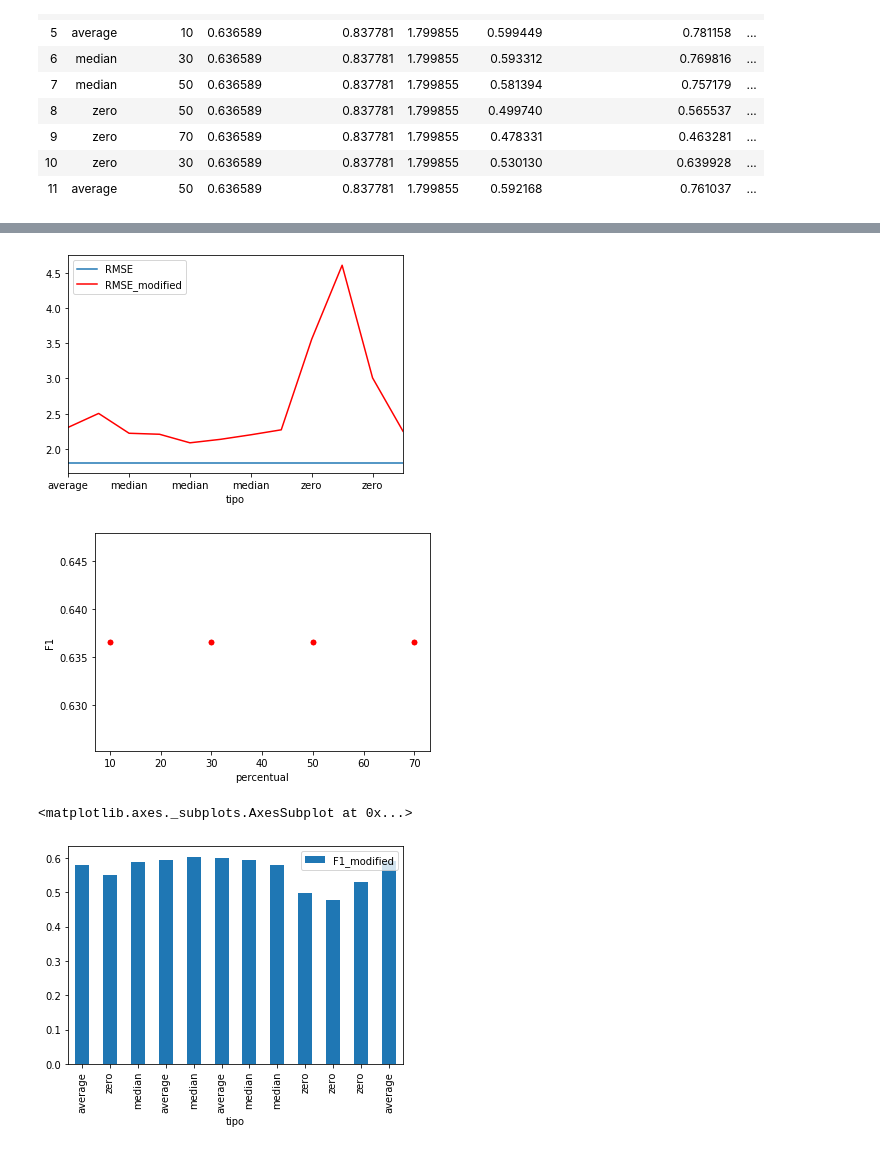
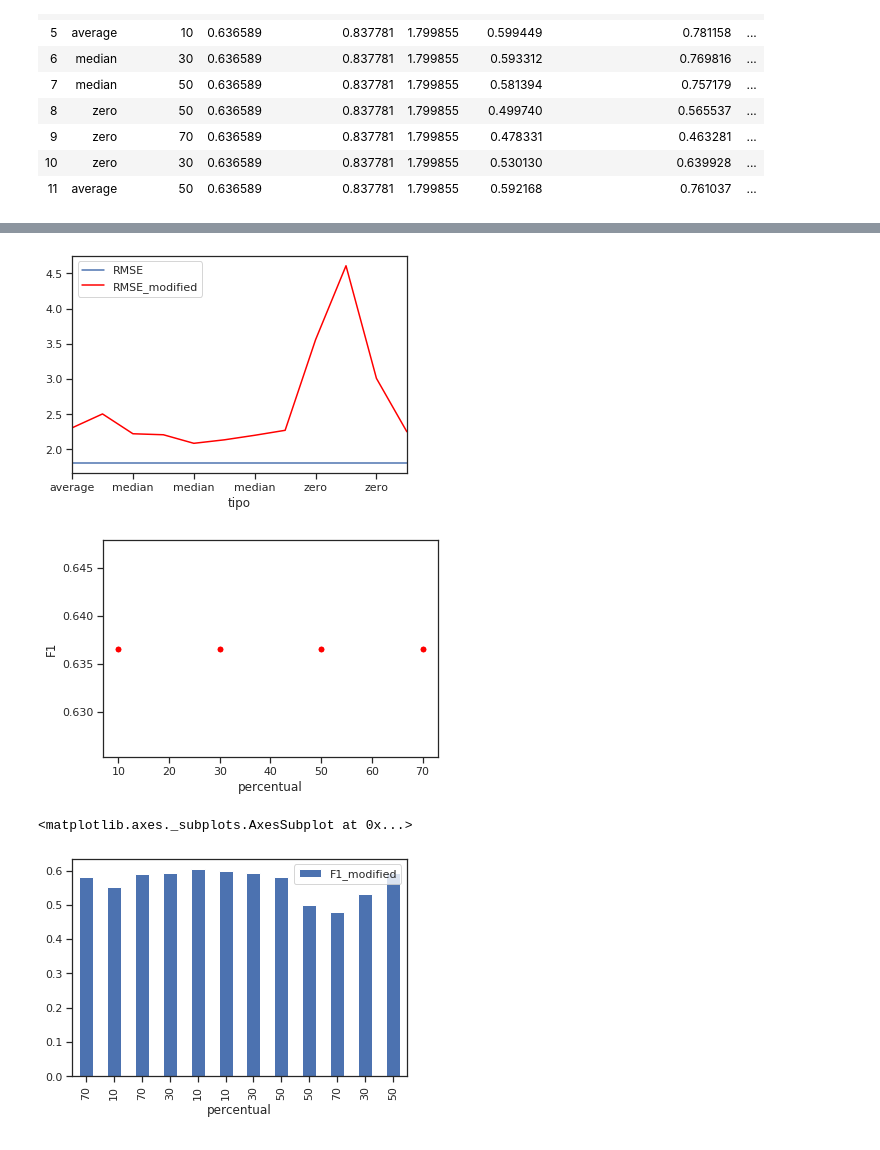
Before and after one commit to TassiaBastos/Treatment-of-incomplete-kernels, a Jupyter notebook: notebooks/analise_scenario3.ipynb, the cells around one changed output, grey strips where cells are left out. Drawn from its saved outputs; the diff is of its cells as text; code cells hidden in the pictures.

```diff
--- a/notebooks/analise_scenario3.ipynb
+++ b/notebooks/analise_scenario3.ipynb
@@ -616,8 +653,8 @@ for dir in dirs:
     data['Pearson_Correlation_modified'].append(np.mean(mean_pearsonCorrelation_modified))
     data['RMSE_modified'].append(np.mean(mean_RMSE_modified))
 
-df = pd.DataFrame(data=data)
-df
+df_all = pd.DataFrame(data=data)
+df_all
 # %% [output]
 |  | tipo | percentual | F1 | Pearson_Correlation | RMSE | F1_modified | Pearson_Correlation_modified | ... |
 | 0 | average | 70 | 0.636589 | 0.837781 | 1.799855 | 0.579875 | 0.749258 | ... |
@@ -660,27 +698,27 @@ import pandas as pd
 # gca stands for 'get current axis'
 ax = plt.gca()
 
-df.plot(kind='line',x='tipo',y='RMSE',ax=ax)
-df.plot(kind='line',x='tipo',y='RMSE_modified', color='red', ax=ax)
+df_all.plot(kind='line',x='tipo',y='RMSE',ax=ax)
+df_all.plot(kind='line',x='tipo',y='RMSE_modified', color='red', ax=ax)
 
 plt.show()
 # %% [output]
-[figure, old version]
+[figure, new version]
 # %%
 import matplotlib.pyplot as plt
 import pandas as pd
 
 # a scatter plot comparing num_children and num_pets
-df.plot(kind='scatter',x='percentual',y='F1',color='red')
+df_all.plot(kind='scatter',x='percentual',y='F1',color='red')
 plt.show()
 # %% [output]
-[figure, old version]
+[figure, new version]
 # %%
 import matplotlib.pyplot as plt
 import pandas as pd
 
 # a simple line plot
-df.plot(kind='bar',x='tipo',y='F1_modified')
+df_all.plot(kind='bar',x='percentual',y='F1_modified')
 # %% [output]
 <matplotlib.axes._subplots.AxesSubplot at 0x...>
-[figure, old version]
+[figure, new version]
```
Also changed, not shown: parts of 12 cells of this notebook.
